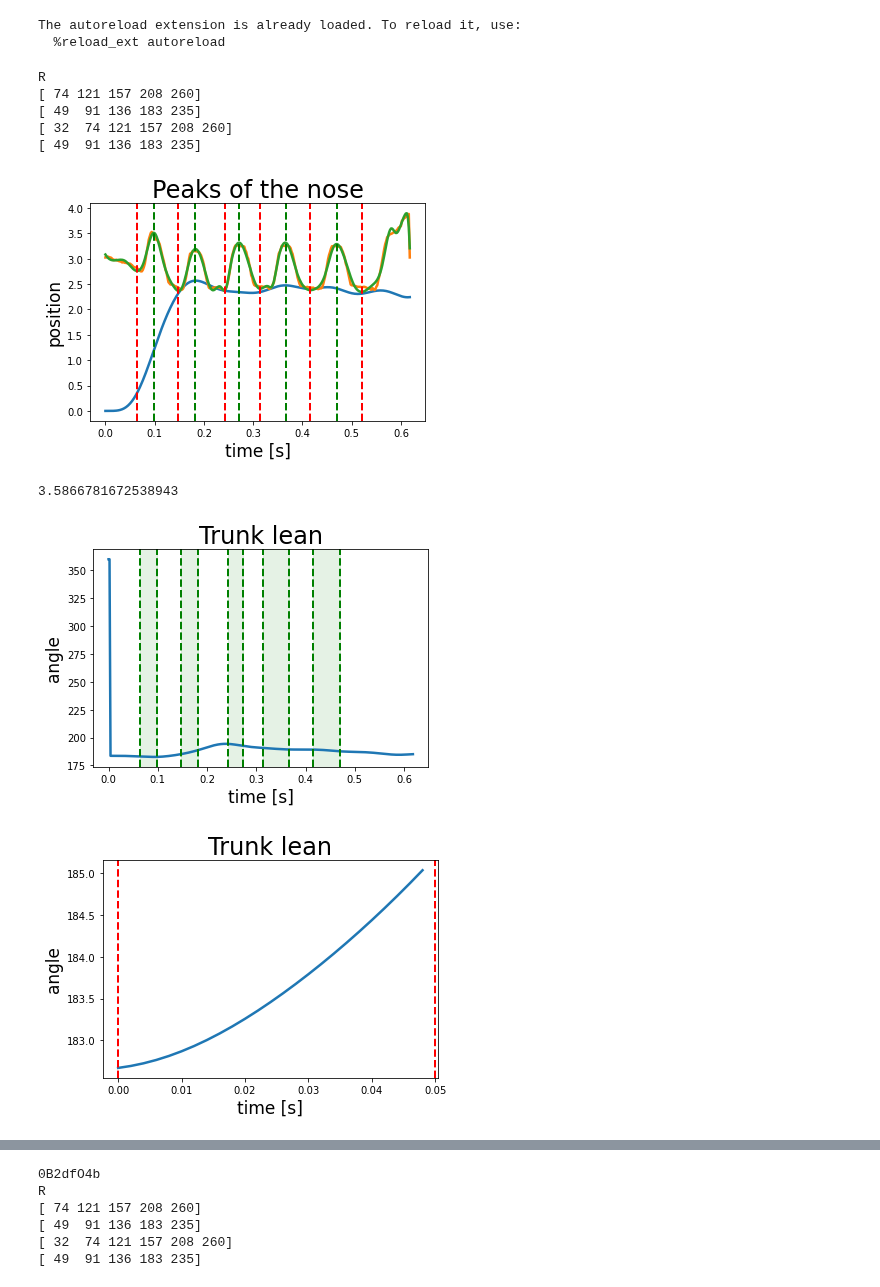
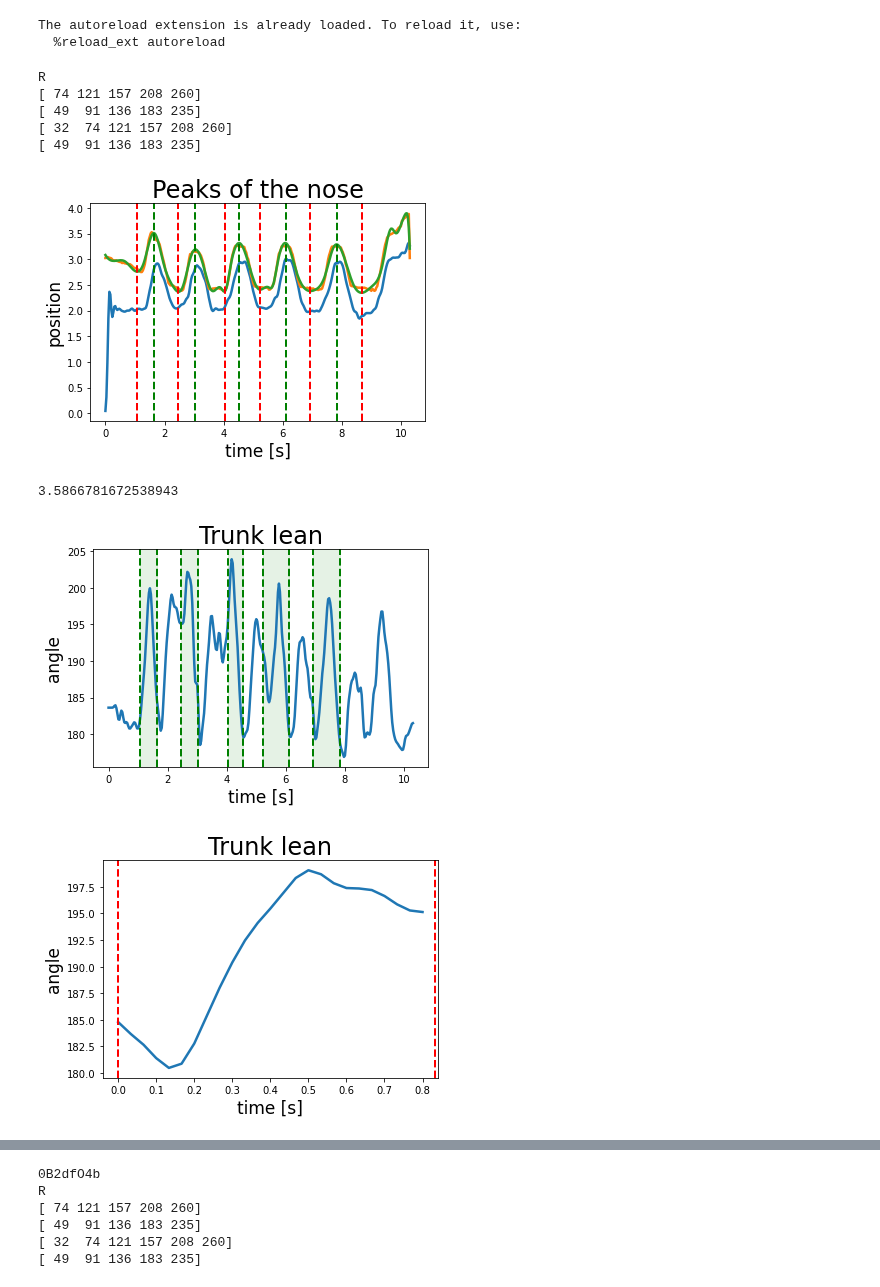
Before and after one commit to amandaliusa/cs231n, a Jupyter notebook: analysis/GetMetrics.ipynb, the cells around one changed output, grey strips where cells are left out. Cells and saved outputs as stored; diff of their text form; code cells hidden in the pictures.

Commit message:
Adjust for framerate

```diff
--- a/analysis/GetMetrics.ipynb
+++ b/analysis/GetMetrics.ipynb
@@ -27,14 +27,14 @@ The autoreload extension is already loaded. To reload it, use:
   %reload_ext autoreload
 # %%
 # Process a subject (quick test)
-process_subject("0B2dfO4b", processed_npy_path="{}/videos/np/".format(homedir) , framerate=500)
+process_subject("0B2dfO4b", processed_npy_path="{}/videos/np/".format(homedir) , framerate=30)
 # %% [output]
 R
 [ 74 121 157 208 260]
 [ 49  91 136 183 235]
 [ 32  74 121 157 208 260]
 [ 49  91 136 183 235]
-[figure, old version]
+[figure, new version]
 3.5866781672538943
-[figure, old version]
+[figure, new version]
-[figure, old version]
+[figure, new version]
```
Also changed, not shown: parts of 4 cells of this notebook, 1 other file.
